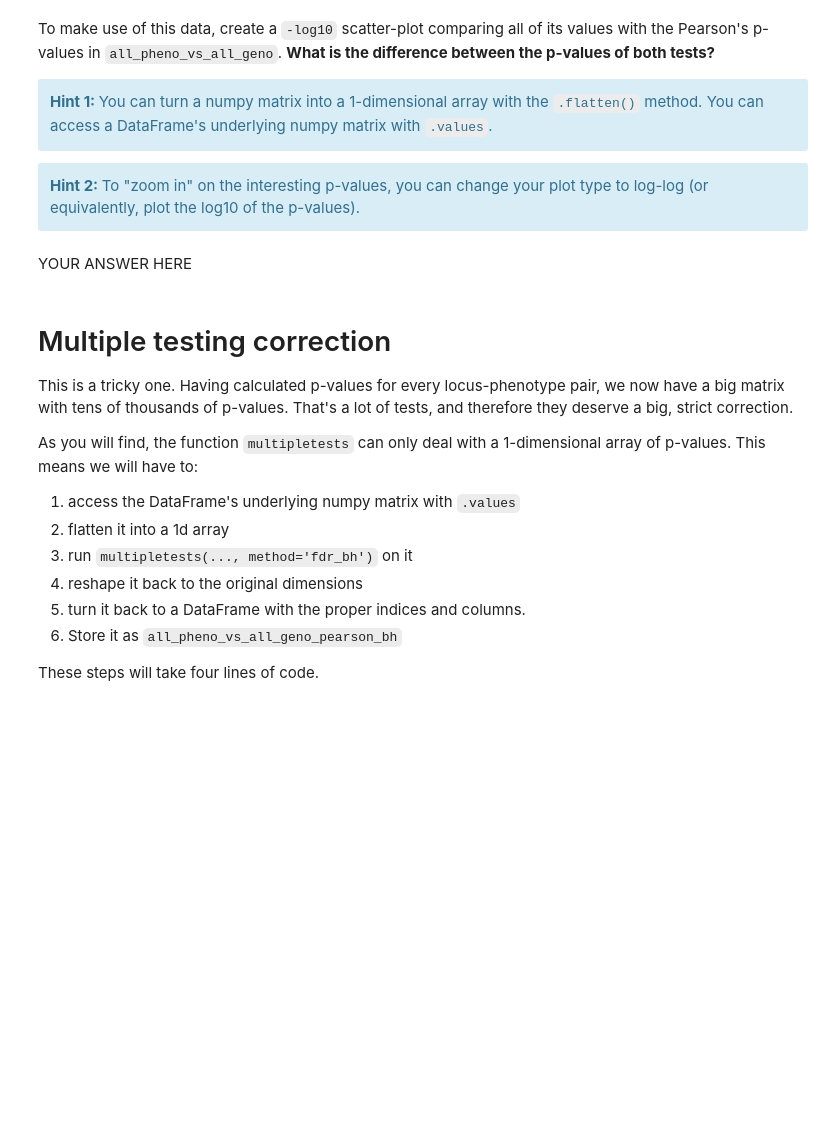
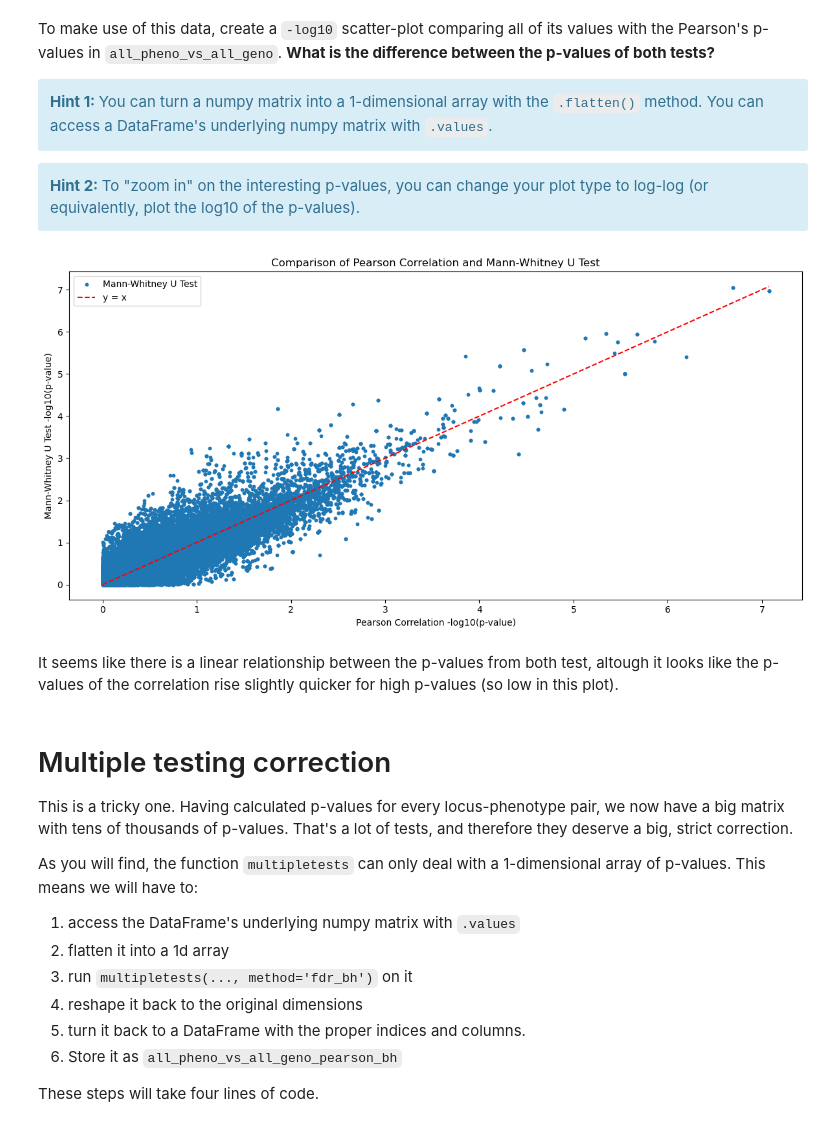
Before and after one commit to PeterBrederlow/PracticalIntegrativeBioinformatics, a Jupyter notebook: Day4-GWAS_Quantitative.ipynb, the cells around one changed output. Drawn from its saved outputs; the diff is of its cells as text; code cells hidden in the pictures; blank space fills up the shorter version.

```diff
--- a/Day4-GWAS_Quantitative.ipynb
+++ b/Day4-GWAS_Quantitative.ipynb
@@ -174,0 +331,5 @@ raise NotImplementedError()
+# %%
+# YOUR CODE HERE
+all_pheno_vs_all_geno = pd.concat([geno2.apply(lambda g: pearson_between(g, pheno)) for _,pheno in biochem.items()], axis=1)
+all_pheno_vs_all_geno.columns = biochem.columns
+all_pheno_vs_all_geno
@@ -189,0 +363,9 @@ raise NotImplementedError()
+# %%
+# YOUR CODE HERE
+def mwu_between(one_geno, one_pheno):
+    group_B = one_pheno[one_geno == 0].dropna()
+    group_D = one_pheno[one_geno == 2].dropna()
+    stat, p_value = stats.mannwhitneyu(group_B, group_D, alternative='two-sided')
+    return p_value
+mwu_p = mwu_between(one_geno, one_pheno)
+mwu_p
@@ -199,3 +380,11 @@ raise NotImplementedError()
+# %%
+# YOUR CODE HERE
+all_pheno_vs_all_geno_mwu = pd.concat([geno2.apply(lambda g: mwu_between(g, pheno)) for _,pheno in biochem.items()], axis=1)
+all_pheno_vs_all_geno_mwu.columns = biochem.columns
+all_pheno_vs_all_geno_mwu
+
+geno_meta['mwu_p'] = all_pheno_vs_all_geno_mwu['Glucose_[mmol/L]']
+geno_meta['mwu_log_p'] = -np.log10(geno_meta['mwu_p'])
 # %%
 assert 'all_pheno_vs_all_geno_mwu' in locals()
 # %% [markdown]
@@ -210,5 +396,23 @@ raise NotImplementedError()
-# %% [markdown]
-YOUR ANSWER HERE
+# %%
+# YOUR CODE HERE
+x = -np.log10(all_pheno_vs_all_geno.to_numpy().flatten())
+y = -np.log10(all_pheno_vs_all_geno_mwu.to_numpy().flatten())
+min_val = min(x.min(), y.min())
+max_val = max(x.max(), y.max())
+
+plt.figure(figsize=(12, 6))
+plt.scatter(-np.log10(all_pheno_vs_all_geno.to_numpy().flatten()), -np.log10(all_pheno_vs_all_geno_mwu.to_numpy().flatten()), s=10, label='Mann-Whitney U Test')
+plt.plot([min_val, max_val], [min_val, max_val], linestyle='--', label='y = x', color='red')
+plt.xlabel('Pearson Correlation -log10(p-value)')
+plt.ylabel('Mann-Whitney U Test -log10(p-value)')
+plt.title('Comparison of Pearson Correlation and Mann-Whitney U Test')
+plt.legend()
+plt.tight_layout()
+plt.show()
+# %% [output]
+[figure, added]
+# %% [markdown]
+It seems like there is a linear relationship between the p-values from both test, altough it looks like the p-values of the correlation rise slightly quicker for high p-values (so low in this plot).
 # %% [markdown]
 # Multiple testing correction
 
```
Also changed, not shown: parts of 43 cells of this notebook, 1 other file.
